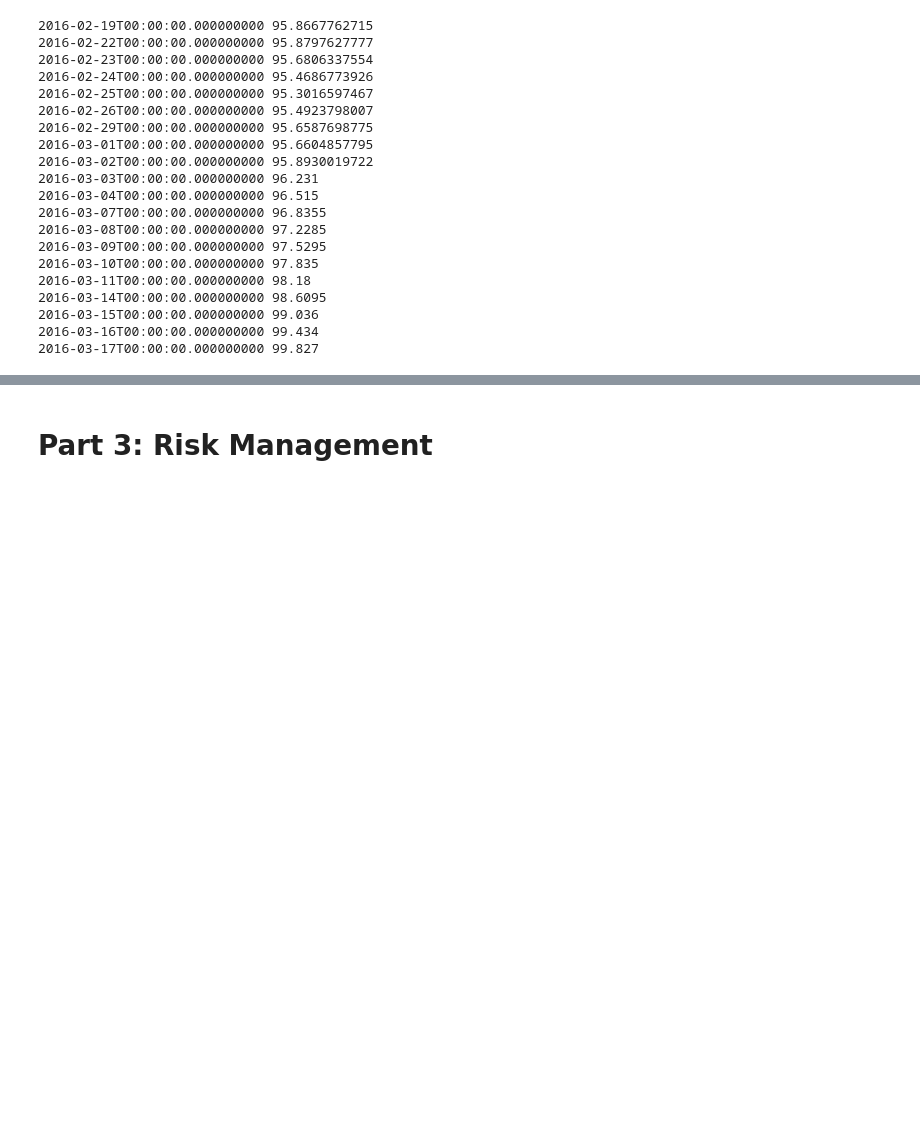
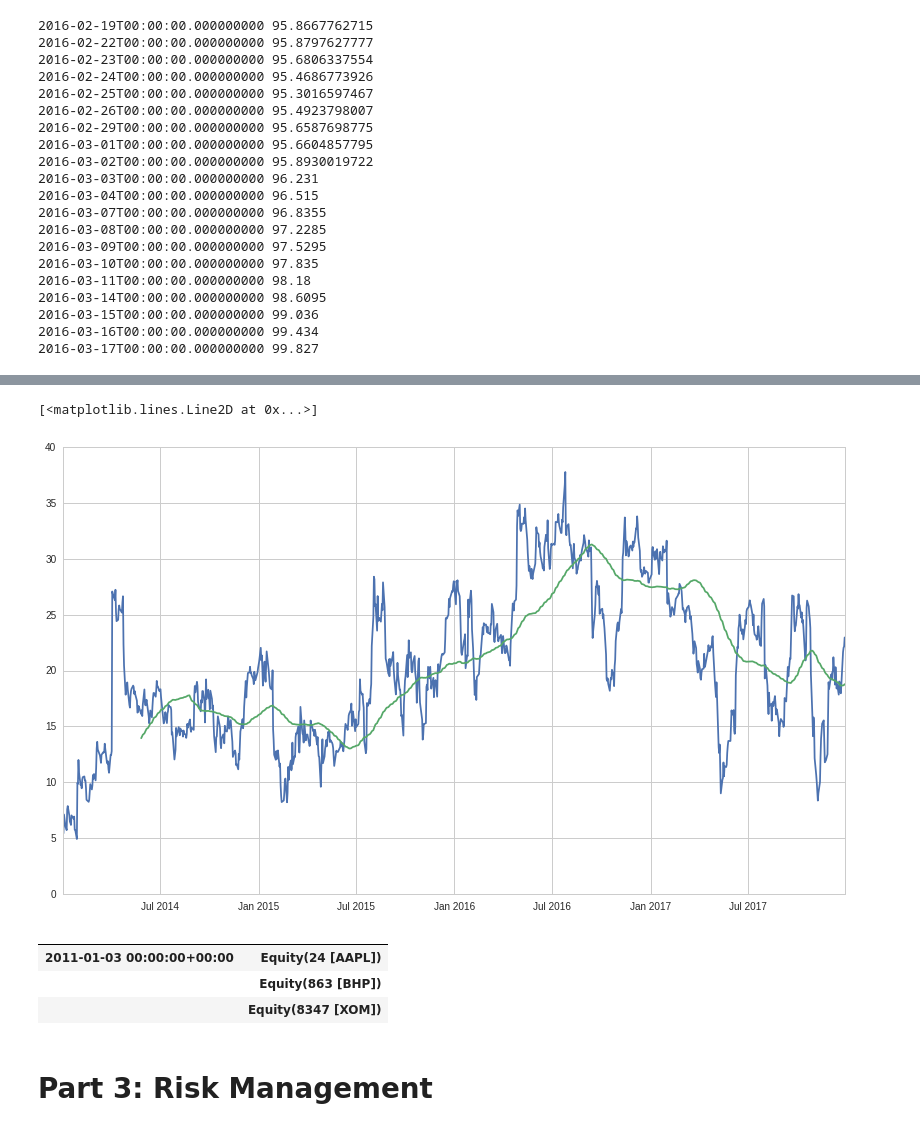
Before and after one commit to rodler/odsc2018, a Jupyter notebook: TradingForDataScientists.ipynb, the cells around one changed output, grey strips where cells are left out. Cells and saved outputs as stored; diff of their text form; code cells hidden in the pictures; blank space fills up the shorter version.

```diff
--- a/TradingForDataScientists.ipynb
+++ b/TradingForDataScientists.ipynb
@@ -328,3 +470,17 @@ for i in range(200,220):
+# %%
+plt.plot(portfolio)
+theo_price = SMA(portfolio,100)
+plt.plot(portfolio.index,theo_price)
+# %% [output]
+[<matplotlib.lines.Line2D at 0x...>]
+[figure, added]
+# %%
+equities
+# %% [output]
+|  |  |
+| 2011-01-03 00:00:00+00:00 | Equity(24 [AAPL]) |
+|  | Equity(863 [BHP]) |
+|  | Equity(8347 [XOM]) |
 # %% [markdown]
 # Part 3: Risk Management
 # %% [markdown]
```
Also changed, not shown: parts of 32 cells of this notebook, 1 other file.
